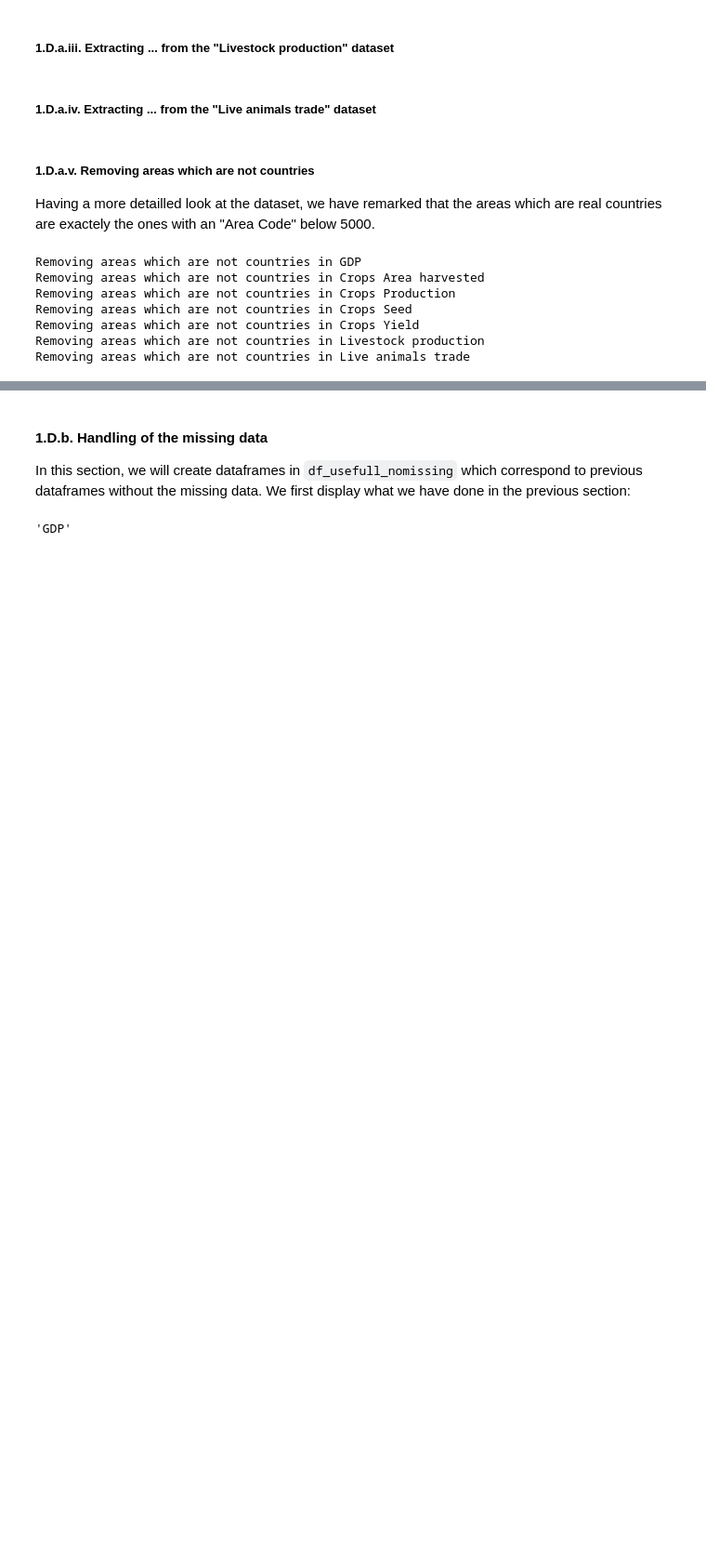
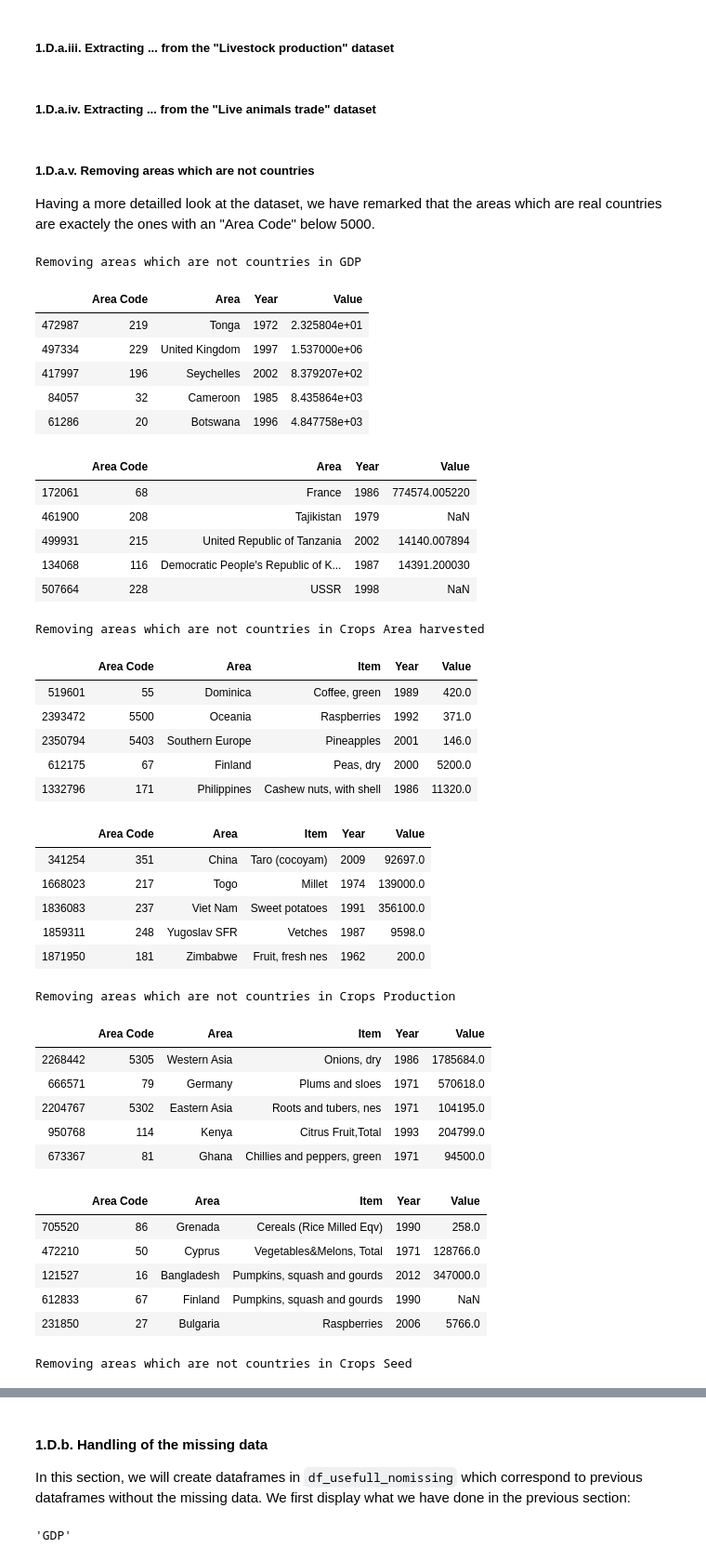
Before and after one commit to martin-ev/ADA-project, a Jupyter notebook: Scripts/Milestone 2.ipynb, the cells around one changed output, grey strips where cells are left out. Shown at 93% size. Saved outputs shown, nothing was run; the diff lists cells and outputs as text; code cells hidden in the pictures; blank space fills up the shorter version.

```diff
--- a/Scripts/Milestone 2.ipynb
+++ b/Scripts/Milestone 2.ipynb
@@ -355,17 +355,52 @@ Having a more detailled look at the dataset, we have remarked that the areas whi
 # %%
 #remove Area code >= 5000
 for df_name in df_useful :
     if 'Area Code' in df_useful[df_name].keys() :
         print ("Removing areas which are not countries in", df_name)
+        display(df_useful[df_name].sample(5))
         selection_countries = df_useful[df_name]['Area Code']<5000
         df_useful[df_name] = df_useful[df_name][selection_countries]
+        display(df_useful[df_name].sample(5))
     else :
         print (df_name, "is already clean")
 # %% [output]
 Removing areas which are not countries in GDP
-Removing areas which are not countries in Crops Area harvested
-Removing areas which are not countries in Crops Production
-Removing areas which are not countries in Crops Seed
-Removing areas which are not countries in Crops Yield
-Removing areas which are not countries in Livestock production
-Removing areas which are not countries in Live animals trade
+|  | Area Code | Area | Year | Value |
+| 472987 | 219 | Tonga | 1972 | 2.325804e+01 |
+| 497334 | 229 | United Kingdom | 1997 | 1.537000e+06 |
+| 417997 | 196 | Seychelles | 2002 | 8.379207e+02 |
+| 84057 | 32 | Cameroon | 1985 | 8.435864e+03 |
+| 61286 | 20 | Botswana | 1996 | 4.847758e+03 |
+|  | Area Code | Area | Year | Value |
+| 172061 | 68 | France | 1986 | 774574.005220 |
+| 461900 | 208 | Tajikistan | 1979 | NaN |
+| 499931 | 215 | United Republic of Tanzania | 2002 | 14140.007894 |
+| 134068 | 116 | Democratic People's Republic of K... | 1987 | 14391.200030 |
+| 507664 | 228 | USSR | 1998 | NaN |
+Removing areas which are not countries in Crops Area harvested
+|  | Area Code | Area | Item | Year | Value |
+| 519601 | 55 | Dominica | Coffee, green | 1989 | 420.0 |
+| 2393472 | 5500 | Oceania | Raspberries | 1992 | 371.0 |
+| 2350794 | 5403 | Southern Europe | Pineapples | 2001 | 146.0 |
+| 612175 | 67 | Finland | Peas, dry | 2000 | 5200.0 |
+| 1332796 | 171 | Philippines | Cashew nuts, with shell | 1986 | 11320.0 |
+|  | Area Code | Area | Item | Year | Value |
+| 341254 | 351 | China | Taro (cocoyam) | 2009 | 92697.0 |
+| 1668023 | 217 | Togo | Millet | 1974 | 139000.0 |
+| 1836083 | 237 | Viet Nam | Sweet potatoes | 1991 | 356100.0 |
+| 1859311 | 248 | Yugoslav SFR | Vetches | 1987 | 9598.0 |
+| 1871950 | 181 | Zimbabwe | Fruit, fresh nes | 1962 | 200.0 |
+Removing areas which are not countries in Crops Production
+|  | Area Code | Area | Item | Year | Value |
+| 2268442 | 5305 | Western Asia | Onions, dry | 1986 | 1785684.0 |
+| 666571 | 79 | Germany | Plums and sloes | 1971 | 570618.0 |
+| 2204767 | 5302 | Eastern Asia | Roots and tubers, nes | 1971 | 104195.0 |
+| 950768 | 114 | Kenya | Citrus Fruit,Total | 1993 | 204799.0 |
+| 673367 | 81 | Ghana | Chillies and peppers, green | 1971 | 94500.0 |
+|  | Area Code | Area | Item | Year | Value |
+| 705520 | 86 | Grenada | Cereals (Rice Milled Eqv) | 1990 | 258.0 |
+| 472210 | 50 | Cyprus | Vegetables&Melons, Total | 1971 | 128766.0 |
+| 121527 | 16 | Bangladesh | Pumpkins, squash and gourds | 2012 | 347000.0 |
+| 612833 | 67 | Finland | Pumpkins, squash and gourds | 1990 | NaN |
+| 231850 | 27 | Bulgaria | Raspberries | 2006 | 5766.0 |
+Removing areas which are not countries in Crops Seed
```
Also changed, not shown: parts of 11 cells of this notebook, 1 other file.
